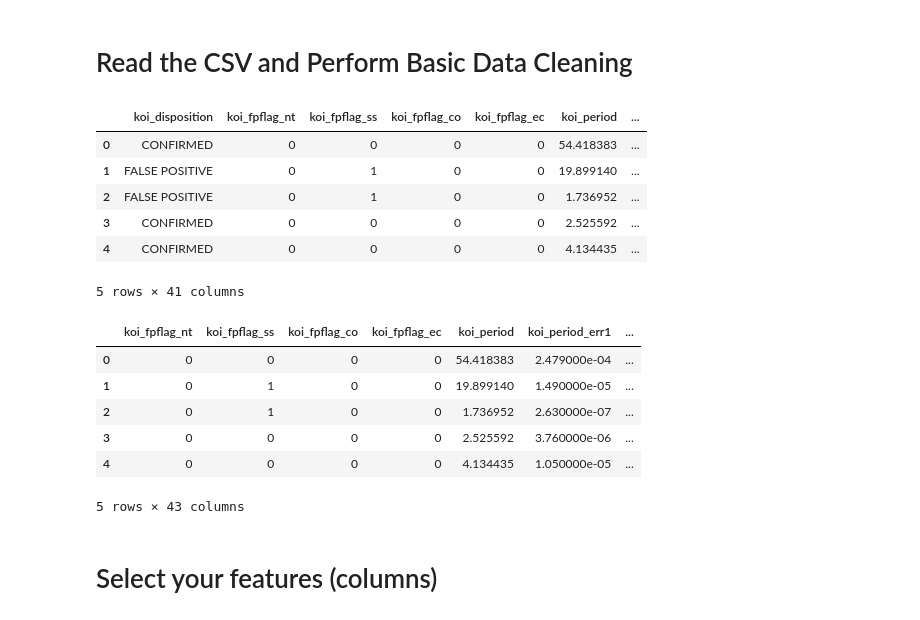
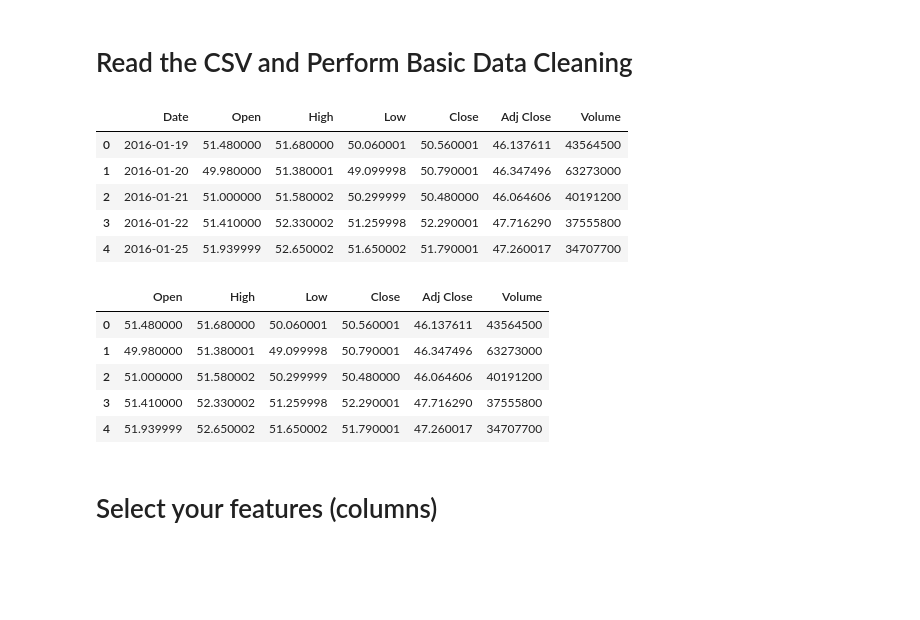
Before and after one commit to chinnamanaidu/rutgers_bootcamp_final_project, a Jupyter notebook: model_2.ipynb, the cells around one changed output. Drawn from its saved outputs; the diff is of its cells as text; code cells hidden in the pictures; blank space fills up the shorter version.

```diff
--- a/model_2.ipynb
+++ b/model_2.ipynb
@@ -23,30 +14,28 @@ from sklearn.neighbors import KNeighborsClassifier
 # %% [markdown]
 # Read the CSV and Perform Basic Data Cleaning
 # %%
-df = pd.read_csv("exoplanet_data.csv")
+df = pd.read_csv("Resources/MSFT.csv")
 # Drop the null columns where all values are null
 df = df.dropna(axis='columns', how='all')
 # Drop the null rows
 df = df.dropna()
 df.head()
 # %% [output]
-|  | koi_disposition | koi_fpflag_nt | koi_fpflag_ss | koi_fpflag_co | koi_fpflag_ec | koi_period | ... |
-| 0 | CONFIRMED | 0 | 0 | 0 | 0 | 54.418383 | ... |
-| 1 | FALSE POSITIVE | 0 | 1 | 0 | 0 | 19.899140 | ... |
-| 2 | FALSE POSITIVE | 0 | 1 | 0 | 0 | 1.736952 | ... |
-| 3 | CONFIRMED | 0 | 0 | 0 | 0 | 2.525592 | ... |
-| 4 | CONFIRMED | 0 | 0 | 0 | 0 | 4.134435 | ... |
+|  | Date | Open | High | Low | Close | Adj Close | Volume |
+| 0 | 2016-01-19 | 51.480000 | 51.680000 | 50.060001 | 50.560001 | 46.137611 | 43564500 |
+| 1 | 2016-01-20 | 49.980000 | 51.380001 | 49.099998 | 50.790001 | 46.347496 | 63273000 |
+| 2 | 2016-01-21 | 51.000000 | 51.580002 | 50.299999 | 50.480000 | 46.064606 | 40191200 |
+| 3 | 2016-01-22 | 51.410000 | 52.330002 | 51.259998 | 52.290001 | 47.716290 | 37555800 |
+| 4 | 2016-01-25 | 51.939999 | 52.650002 | 51.650002 | 51.790001 | 47.260017 | 34707700 |
-5 rows × 41 columns
 # %%
-df = pd.get_dummies(df)
+df = df.drop(columns=['Date'])
 df.head()
 # %% [output]
-|  | koi_fpflag_nt | koi_fpflag_ss | koi_fpflag_co | koi_fpflag_ec | koi_period | koi_period_err1 | ... |
-| 0 | 0 | 0 | 0 | 0 | 54.418383 | 2.479000e-04 | ... |
-| 1 | 0 | 1 | 0 | 0 | 19.899140 | 1.490000e-05 | ... |
-| 2 | 0 | 1 | 0 | 0 | 1.736952 | 2.630000e-07 | ... |
-| 3 | 0 | 0 | 0 | 0 | 2.525592 | 3.760000e-06 | ... |
-| 4 | 0 | 0 | 0 | 0 | 4.134435 | 1.050000e-05 | ... |
+|  | Open | High | Low | Close | Adj Close | Volume |
+| 0 | 51.480000 | 51.680000 | 50.060001 | 50.560001 | 46.137611 | 43564500 |
+| 1 | 49.980000 | 51.380001 | 49.099998 | 50.790001 | 46.347496 | 63273000 |
+| 2 | 51.000000 | 51.580002 | 50.299999 | 50.480000 | 46.064606 | 40191200 |
+| 3 | 51.410000 | 52.330002 | 51.259998 | 52.290001 | 47.716290 | 37555800 |
+| 4 | 51.939999 | 52.650002 | 51.650002 | 51.790001 | 47.260017 | 34707700 |
-5 rows × 43 columns
 # %% [markdown]
 # Select your features (columns)
```
Also changed, not shown: parts of 27 cells of this notebook, 2 other files.
